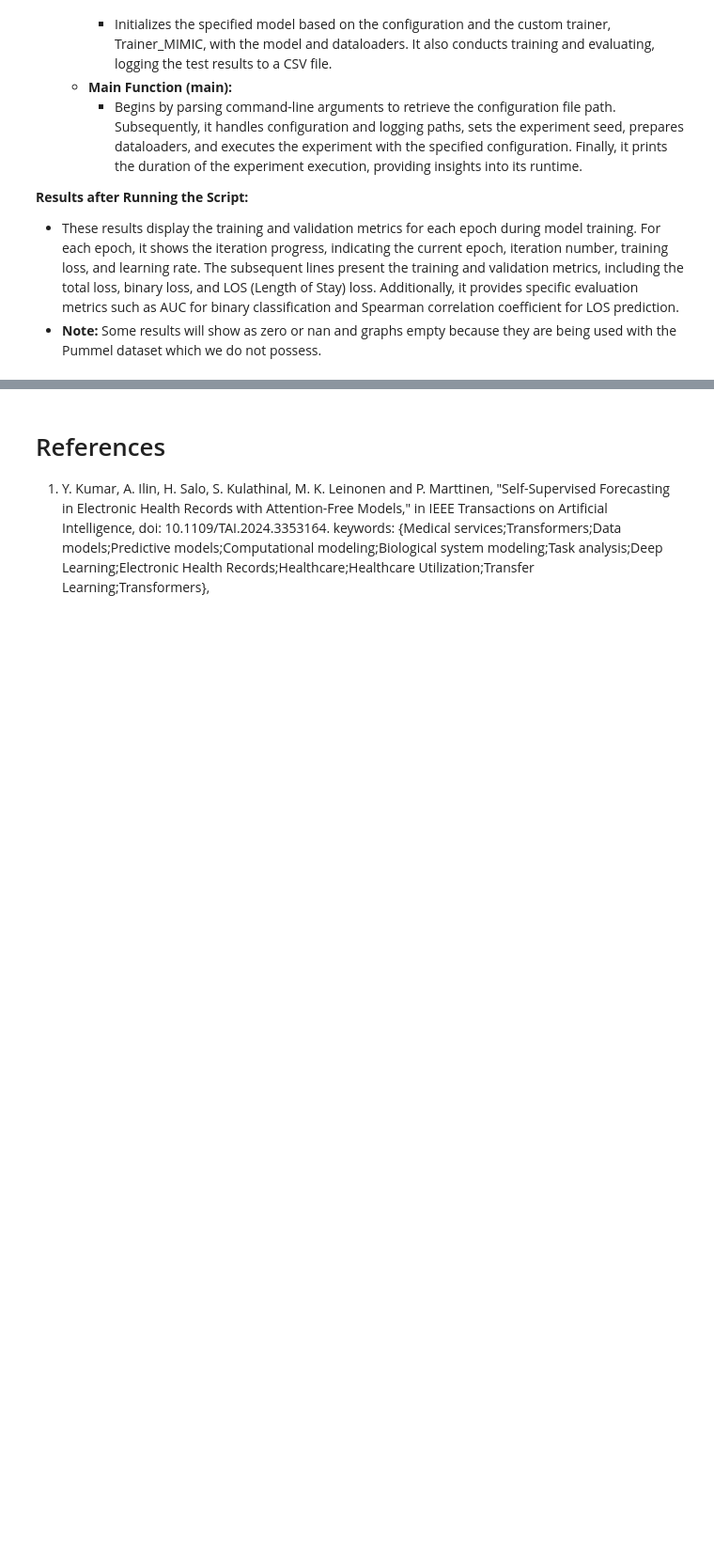
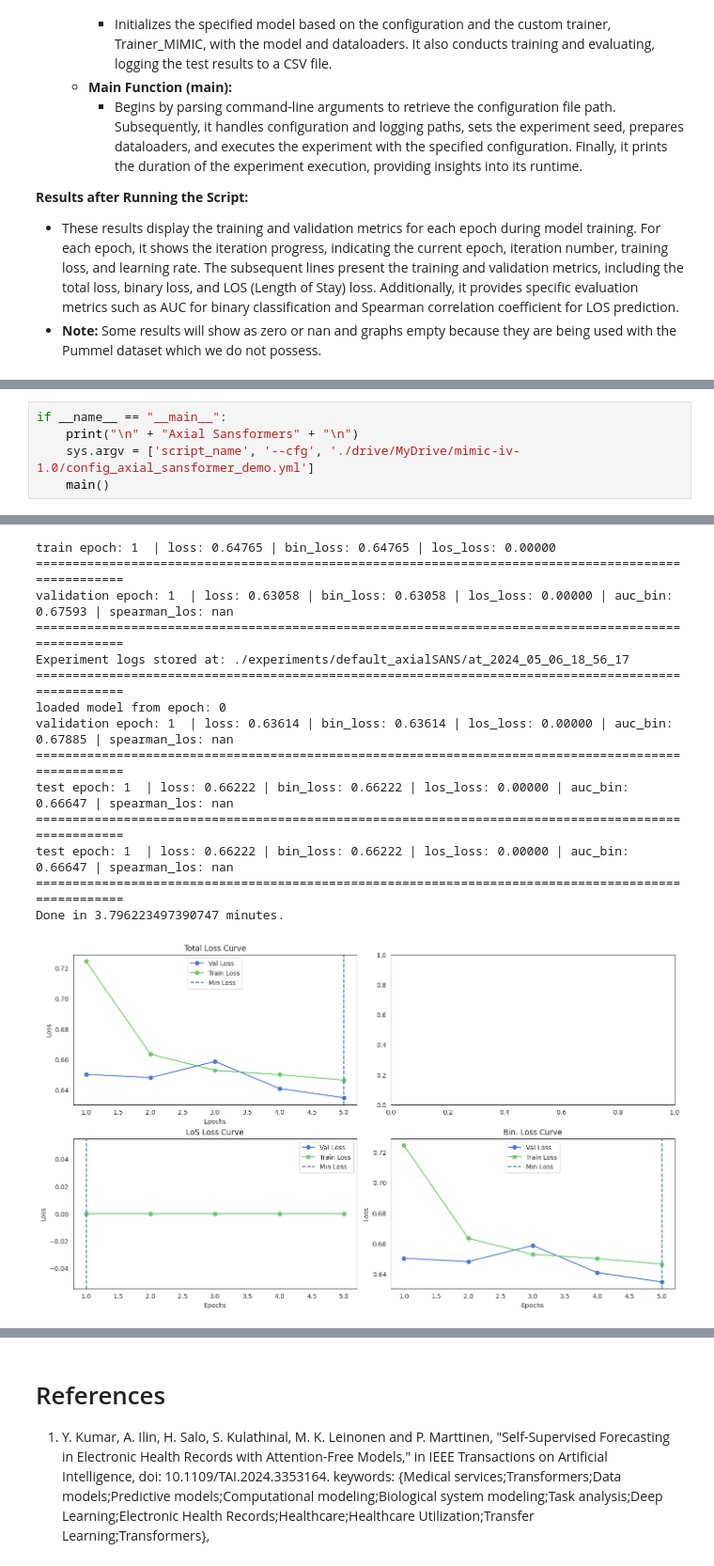
Before and after one commit to catherinopew/CS598_DL4H, a Jupyter notebook: DL4H_Team_129.ipynb, the cells around one changed output, grey strips where cells are left out. Shown: that part at 94% size. Cells and saved outputs as stored; diff of their text form; blank space fills up the shorter version.

```diff
--- a/DL4H_Team_129.ipynb
+++ b/DL4H_Team_129.ipynb
@@ -3592,0 +3536,6 @@ Done in 14.810524753729503 minutes.
+# %%
+if __name__ == "__main__":
+    print("\n" + "Axial Sansformers" + "\n")
+    sys.argv = ['script_name', '--cfg', './drive/MyDrive/mimic-iv-1.0/config_axial_sansformer_demo.yml']
+    main()
+# %% [output]
@@ -3592,0 +3559,15 @@ Done in 14.810524753729503 minutes.
+train epoch: 1  | loss: 0.64765 | bin_loss: 0.64765 | los_loss: 0.00000
+====================================================================================================
+validation epoch: 1  | loss: 0.63058 | bin_loss: 0.63058 | los_loss: 0.00000 | auc_bin: 0.67593 | spearman_los: nan
+====================================================================================================
+Experiment logs stored at: ./experiments/default_axialSANS/at_2024_05_06_18_56_17
+====================================================================================================
+loaded model from epoch: 0
+validation epoch: 1  | loss: 0.63614 | bin_loss: 0.63614 | los_loss: 0.00000 | auc_bin: 0.67885 | spearman_los: nan
+====================================================================================================
+test epoch: 1  | loss: 0.66222 | bin_loss: 0.66222 | los_loss: 0.00000 | auc_bin: 0.66647 | spearman_los: nan
+====================================================================================================
+test epoch: 1  | loss: 0.66222 | bin_loss: 0.66222 | los_loss: 0.00000 | auc_bin: 0.66647 | spearman_los: nan
+====================================================================================================
+Done in 3.796223497390747 minutes.
+[figure, added]
```
Also changed, not shown: parts of 39 cells of this notebook, 8 other files.
